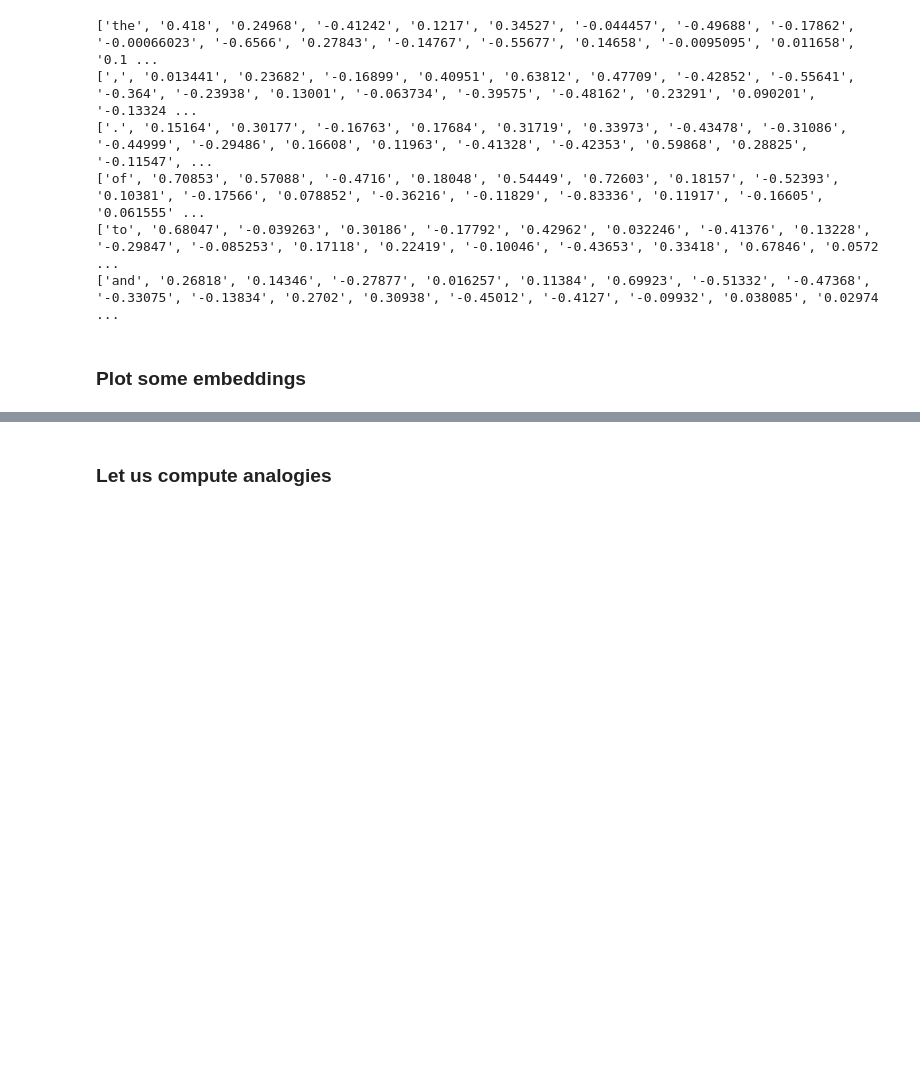
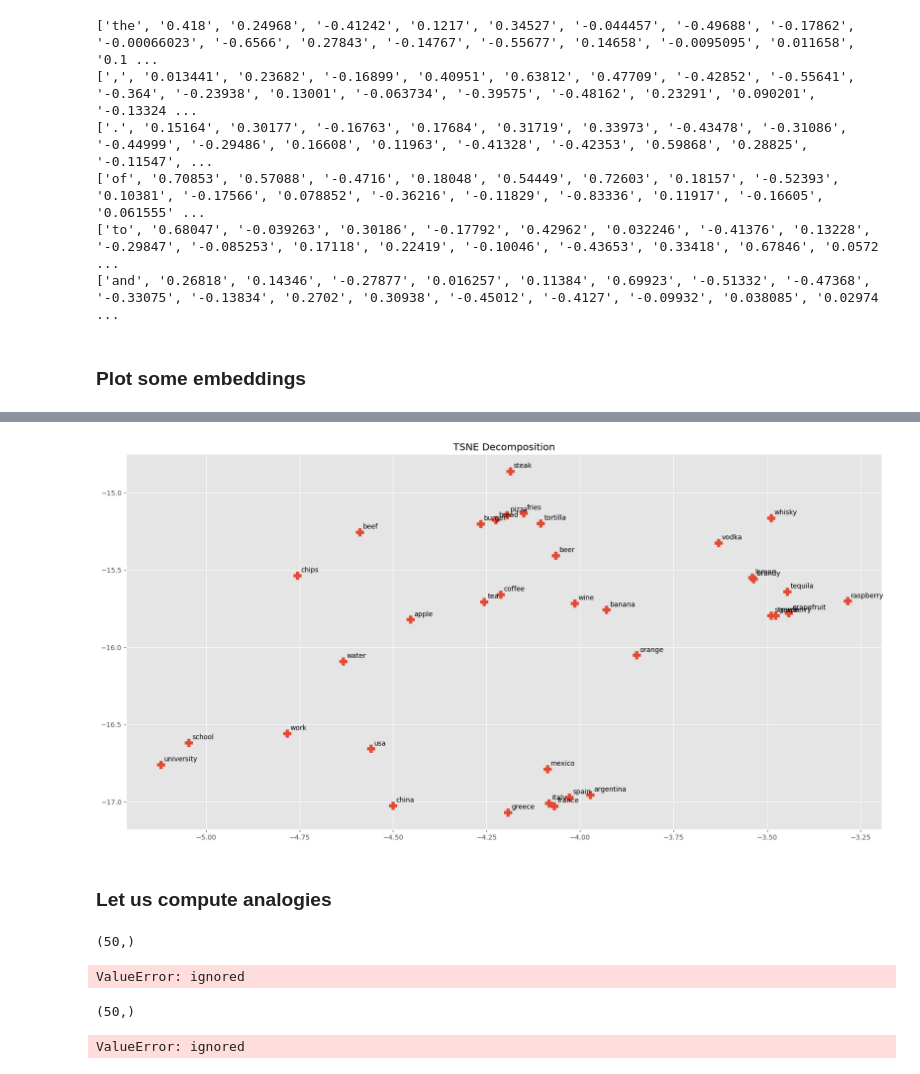
Before and after one commit to dsercam/TC033, a Jupyter notebook: A3a_DL_TC5033_embeddings_hw1.ipynb, the cells around one changed output, grey strips where cells are left out. Cells and saved outputs as stored; diff of their text form; code cells hidden in the pictures; blank space fills up the shorter version.

```diff
--- a/A3a_DL_TC5033_embeddings_hw1.ipynb
+++ b/A3a_DL_TC5033_embeddings_hw1.ipynb
@@ -133,7 +120,40 @@ def plot_embeddings(emb_path, words2show, emb_dim, embeddings_dict, func = PCA):
+# %%
+def plot_embeddings(emb_path, words2show, emb_dim, embeddings_dict, func = PCA):
+    #vector for each word
+    wordVectors = [embeddings_dict[word] for word in words2show]
+    V = np.array(wordVectors)
+    m =""
+    plt.figure(figsize=(20,10))
+
+    if(func == PCA):
+      pca = PCA() # init PCA object
+      pca.fit(V)
+      Y = pca.transform(V)
+      m = "X"
+      plt.title("PCA Decomposition")
+
+    elif(func == TSNE):
+      #num of componets as 2 for two dimensions, random_state seed for consistent results.
+      tsne = TSNE(n_components=2, random_state=0)
+      #print(vectorPerWord)
+      #fit the TSNE using our vectors
+      Y = tsne.fit_transform(V)
+      m = "P"
+      plt.title("TSNE Decomposition")
+
+    else:
+      print("FUNC[",func,"] NOT SUPPORTED. SUPPORTED VALUES ARE (PCA,tSNE)")
+      pass
+
+    #Plot an tag points so visualize proximity
+    plt.scatter(Y[:, 0], Y[:, 1],marker=m, s=120)
+    for label, x, y in zip(words, Y[:, 0], Y[:, 1]):
+      plt.annotate(label, xy=(x, y), xytext=(5, 5), textcoords="offset points")
+    plt.show()
 # %%
-words= ['burger', 'tortilla', 'bread', 'pizza', 'beef', 'steak', 'fries', 'chips',
-            'argentina', 'mexico', 'spain', 'usa', 'france', 'italy', 'greece', 'china',
-            'water', 'beer', 'tequila', 'wine', 'whisky', 'brandy', 'vodka', 'coffee', 'tea',
-            'apple', 'banana', 'orange', 'lemon', 'grapefruit', 'grape', 'strawberry', 'raspberry',
-            'school', 'work', 'university', 'highschool']
+words= ['burger', 'tortilla', 'bread', 'pizza', 'beef', 'steak', 'fries', 'chips', #food
+            'argentina', 'mexico', 'spain', 'usa', 'france', 'italy', 'greece', 'china', #countries
+            'water', 'beer', 'tequila', 'wine', 'whisky', 'brandy', 'vodka', 'coffee', 'tea', #drinks
+            'apple', 'banana', 'orange', 'lemon', 'grapefruit', 'grape', 'strawberry', 'raspberry', #fruits
+            'school', 'work', 'university'] #places
 # %%
@@ -145,2 +163,6 @@ embeddings = plot_embeddings(PATH, words, emb_dim, embeddings_dict, tSNE)
+# %%
+plot_embeddings(PATH, words, emb_dim, embeddings_dict, TSNE)
+# %% [output]
+[figure, added]
 # %% [markdown]
 ### Let us compute analogies
@@ -151 +175,11 @@ def analogy(word1, word2, word3, embeddings_dict):
+# %%
+analogy('mexican', 'mexico', 'spain', embeddings_dict)
+# %% [output]
+(50,)
+ValueError: ignored
+# %%
+analogy('mexico', 'mexican', 'spain', embeddings_dict)
+# %% [output]
+(50,)
+ValueError: ignored
 # %%
```
Also changed, not shown: parts of 16 cells of this notebook.
